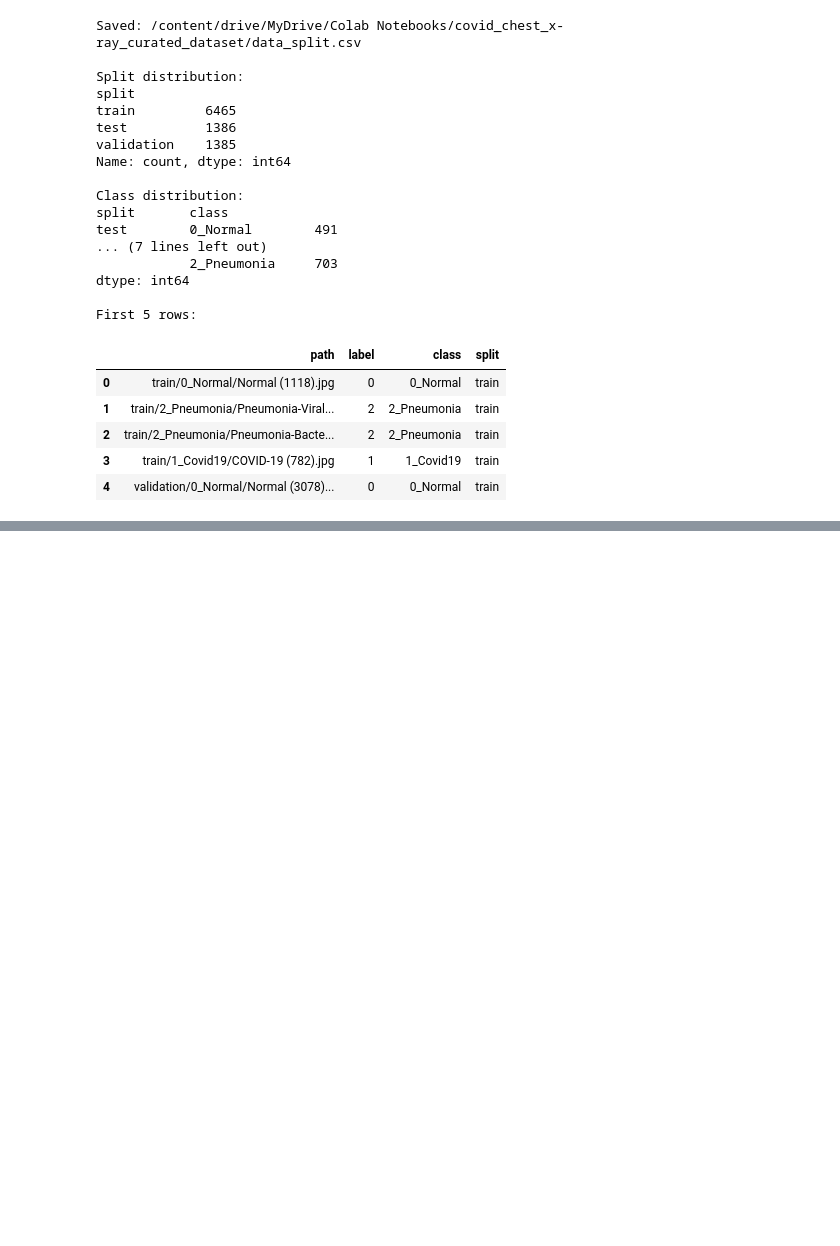
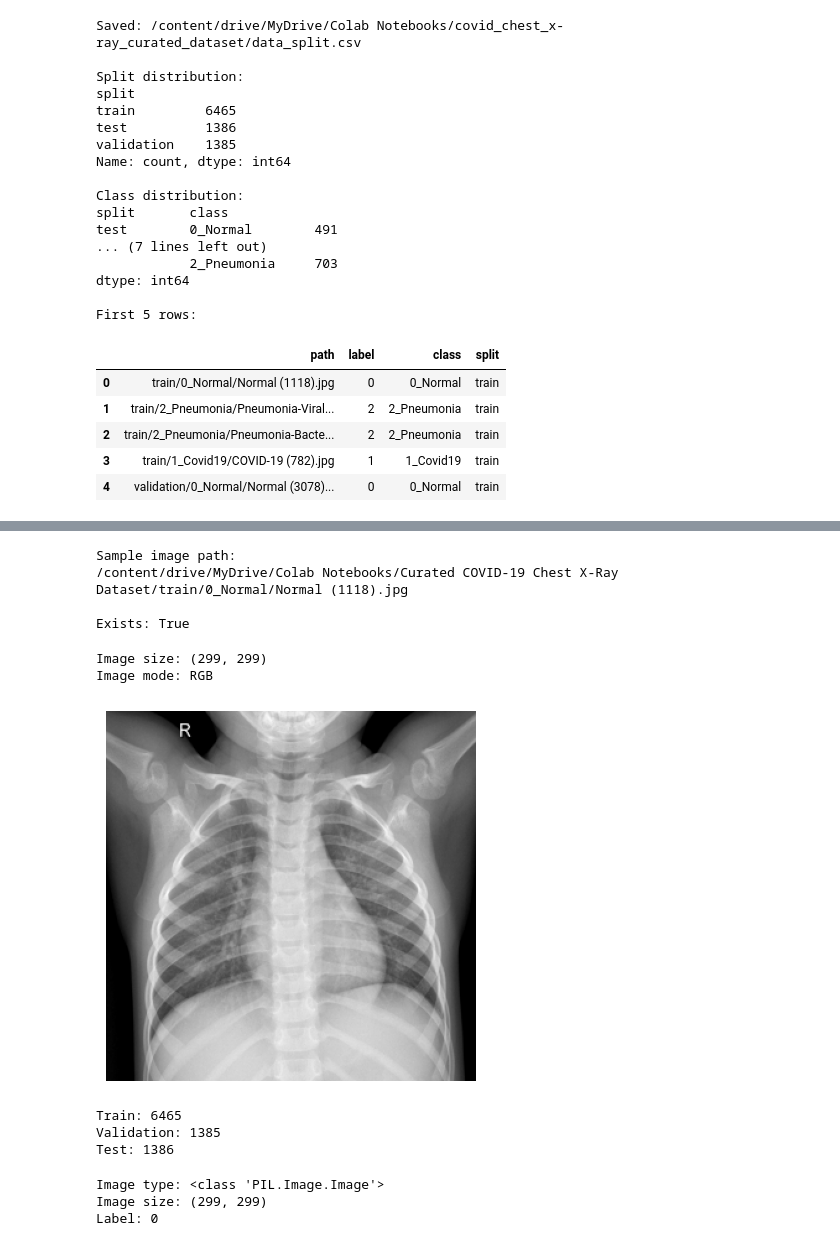
Before and after one commit to Jamiul-kawsar/covid_chest_x-ray_curated_dataset, a Jupyter notebook: notebooks/COVID_Chest_X_Ray_Research_Project_Curated_Dataset.ipynb, the cells around one changed output, grey strips where cells are left out. Saved outputs shown, nothing was run; the diff lists cells and outputs as text; code cells hidden in the pictures; blank space fills up the shorter version.

Commit message:
Add: pytorch dataset pipeline

```diff
--- a/notebooks/COVID_Chest_X_Ray_Research_Project_Curated_Dataset.ipynb
+++ b/notebooks/COVID_Chest_X_Ray_Research_Project_Curated_Dataset.ipynb
@@ -385,3 +386,22 @@ First 5 rows:
 | 2 | train/2_Pneumonia/Pneumonia-Bacte... | 2 | 2_Pneumonia | train |
 | 3 | train/1_Covid19/COVID-19 (782).jpg | 1 | 1_Covid19 | train |
 | 4 | validation/0_Normal/Normal (3078)... | 0 | 0_Normal | train |
+# %%
+DATA_ROOT = Path(
+    "/content/drive/MyDrive/Colab Notebooks/"
+    "Curated COVID-19 Chest X-Ray Dataset"
+)
+
+SPLIT_FILE = Path(
+    "/content/drive/MyDrive/Colab Notebooks/"
+    "covid_chest_x-ray_curated_dataset/data_split.csv"
+)
+
+split_df = pd.read_csv(SPLIT_FILE)
+
+print("Total images:", len(split_df))
+print("\nColumns:")
+print(split_df.columns.tolist())
+
+print("\nFirst 5 rows:")
+display(split_df.head())
@@ -387,0 +421,27 @@ First 5 rows:
+# %%
+sample_path = DATA_ROOT / split_df.iloc[0]["path"]
+
+print("Sample image path:")
+print(sample_path)
+
+print("\nExists:", sample_path.exists())
+# %% [output]
+Sample image path:
+/content/drive/MyDrive/Colab Notebooks/Curated COVID-19 Chest X-Ray Dataset/train/0_Normal/Normal (1118).jpg
+
+Exists: True
+# %%
+import matplotlib.pyplot as plt
+
+image = Image.open(sample_path)
+
+print("Image size:", image.size)
+print("Image mode:", image.mode)
+
+plt.imshow(image)
+plt.axis("off")
+plt.show()
+# %% [output]
+Image size: (299, 299)
+Image mode: RGB
+[figure, added]
@@ -387,0 +472,27 @@ First 5 rows:
+# %%
+# craete the three obj
+train_data = split_df[split_df["split"] == "train"]
+val_data = split_df[split_df["split"] == "validation"]
+test_data = split_df[split_df["split"] == "test"]
+
+train_dataset = ChestXRayDataset(train_data, DATA_ROOT)
+val_dataset = ChestXRayDataset(val_data, DATA_ROOT)
+test_dataset = ChestXRayDataset(test_data, DATA_ROOT)
+
+print("Train:", len(train_dataset))
+print("Validation:", len(val_dataset))
+print("Test:", len(test_dataset))
+# %% [output]
+Train: 6465
+Validation: 1385
+Test: 1386
+# %%
+image, label = train_dataset[0]
+
+print("Image type:", type(image))
+print("Image size:", image.size)
+print("Label:", label)
+# %% [output]
+Image type: <class 'PIL.Image.Image'>
+Image size: (299, 299)
+Label: 0
```
Also changed, not shown: parts of 5 cells of this notebook.
